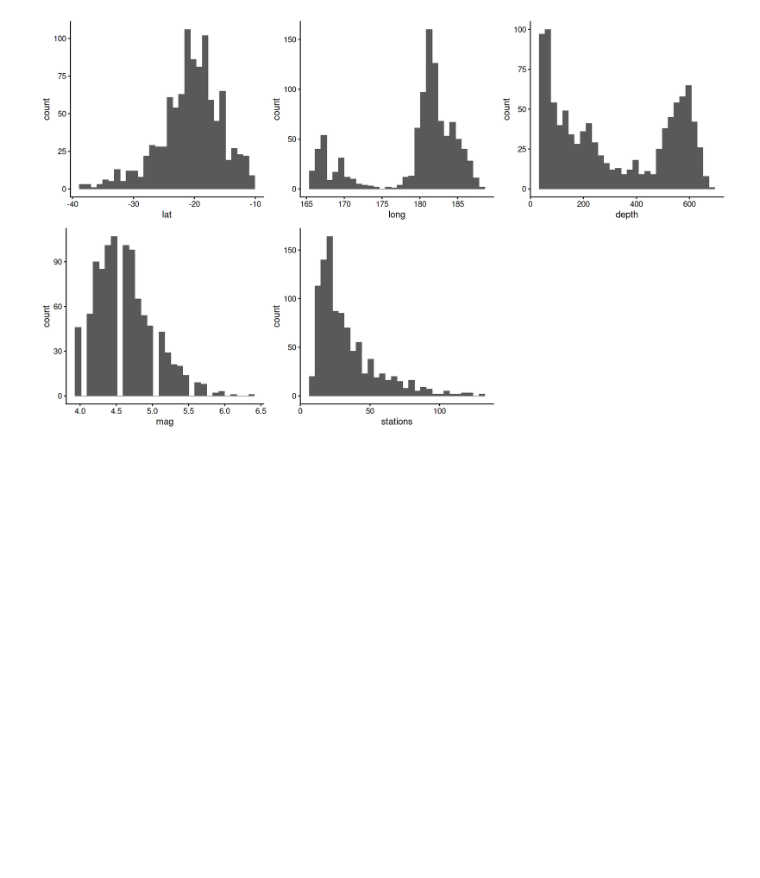
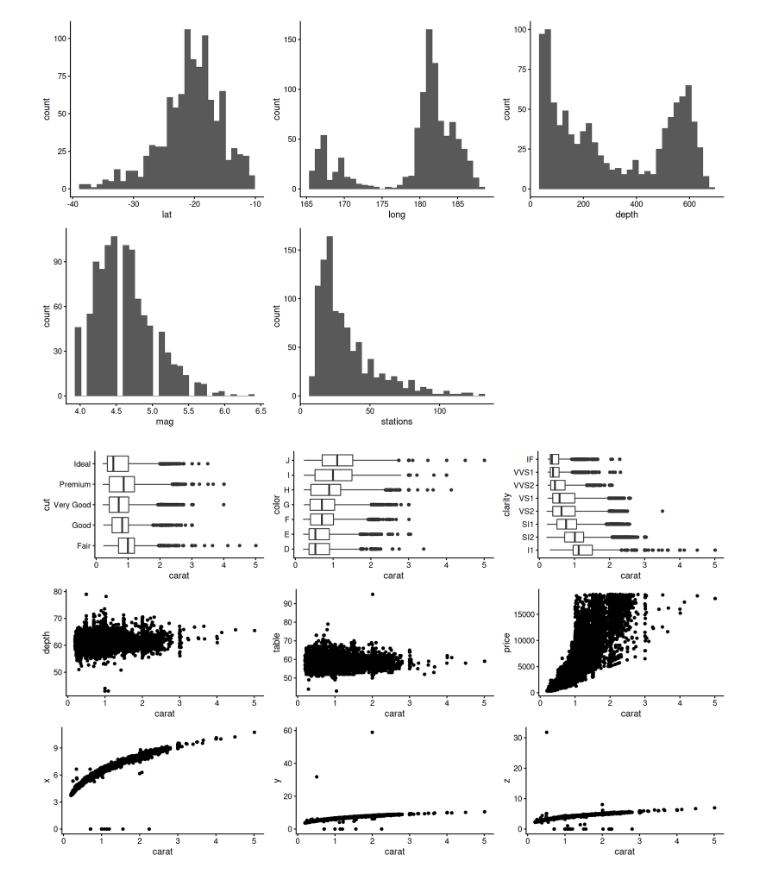
Before and after one commit to rvalieris/gander, a Jupyter notebook: gander.ipynb, the cells around one changed output. Saved outputs shown, nothing was run; the diff lists cells and outputs as text; code cells hidden in the pictures; blank space fills up the shorter version.

```diff
--- a/gander.ipynb
+++ b/gander.ipynb
@@ -48,3 +49,7 @@ gander(HairEyeColor, Eye)
 gander(quakes)
 # %% [output]
 [figure]
+# %%
+gander(diamonds, carat)
+# %% [output]
+[figure, added]
```
Also changed, not shown: parts of 5 cells of this notebook, 13 other files.
